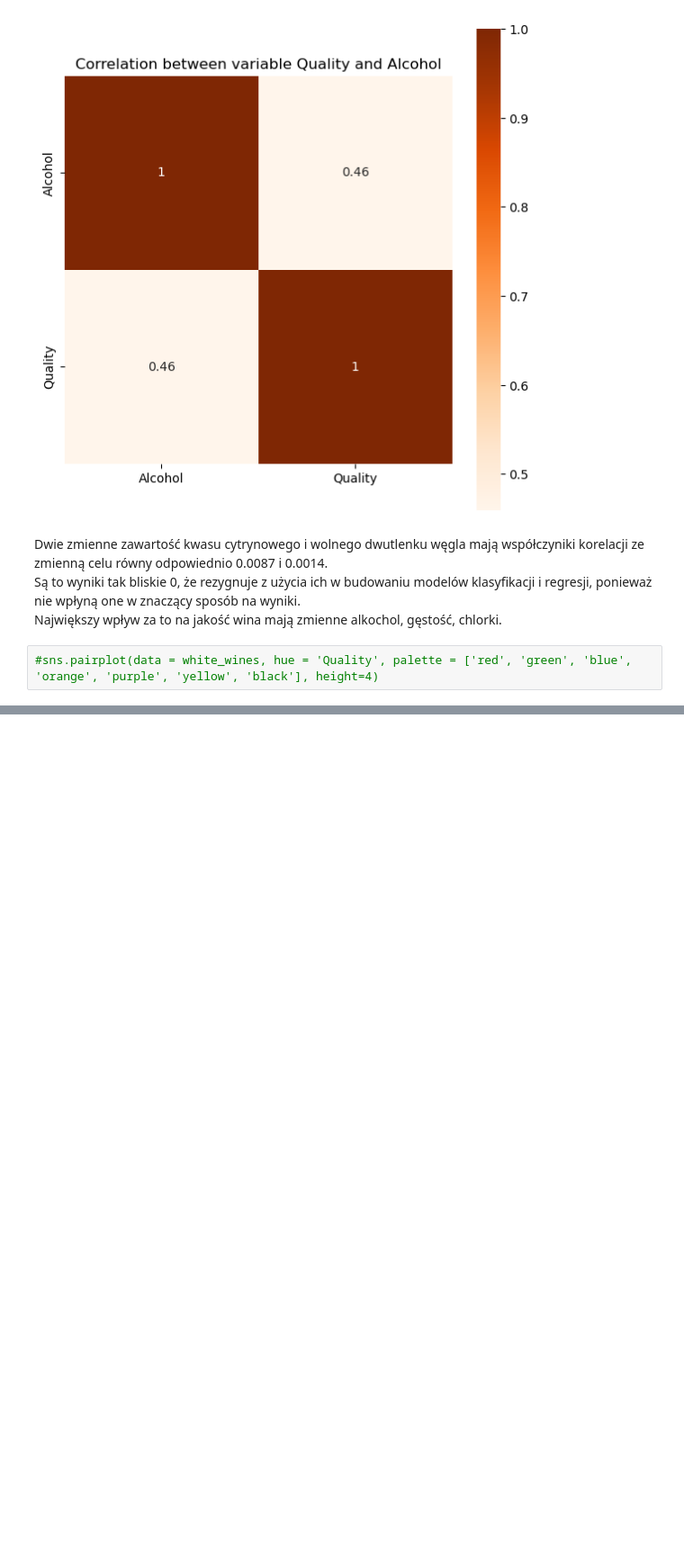
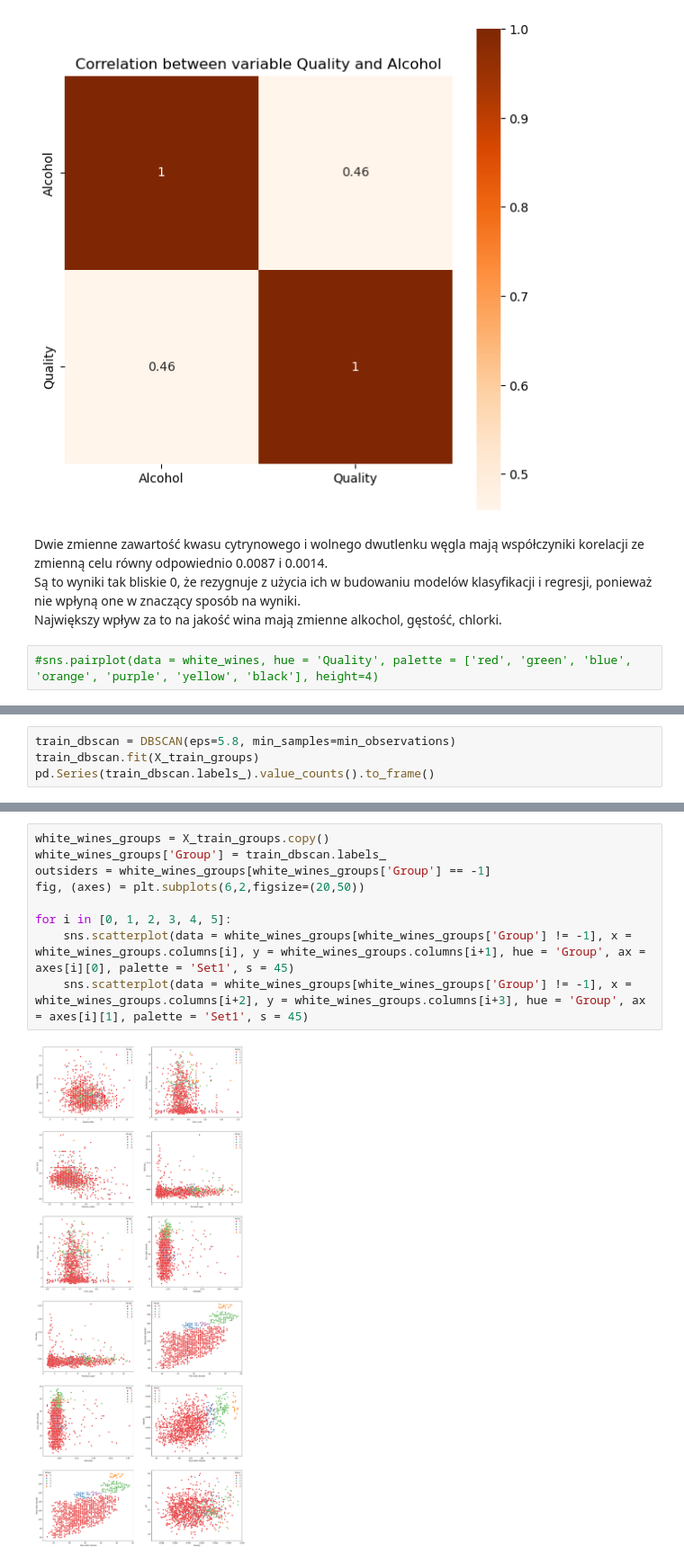
Before and after one commit to rrnax/WhiteWine, a Jupyter notebook: Data_analize.ipynb, the cells around one changed output, grey strips where cells are left out. Shown at 90% size. Cells and saved outputs as stored; diff of their text form; blank space fills up the shorter version.

```diff
--- a/Data_analize.ipynb
+++ b/Data_analize.ipynb
@@ -206,0 +255,4 @@ Na wykresach rozrzutu nie znalazłem żadnej interesującej rzecy szczególnie,
+# %%
+train_dbscan = DBSCAN(eps=5.8, min_samples=min_observations)
+train_dbscan.fit(X_train_groups)
+pd.Series(train_dbscan.labels_).value_counts().to_frame()
@@ -206,0 +267,11 @@ Na wykresach rozrzutu nie znalazłem żadnej interesującej rzecy szczególnie,
+# %%
+white_wines_groups = X_train_groups.copy()
+white_wines_groups['Group'] = train_dbscan.labels_
+outsiders = white_wines_groups[white_wines_groups['Group'] == -1]
+fig, (axes) = plt.subplots(6,2,figsize=(20,50))
+
+for i in [0, 1, 2, 3, 4, 5]:
+    sns.scatterplot(data = white_wines_groups[white_wines_groups['Group'] != -1], x = white_wines_groups.columns[i], y = white_wines_groups.columns[i+1], hue = 'Group', ax = axes[i][0], palette = 'Set1', s = 45)
+    sns.scatterplot(data = white_wines_groups[white_wines_groups['Group'] != -1], x = white_wines_groups.columns[i+2], y = white_wines_groups.columns[i+3], hue = 'Group', ax = axes[i][1], palette = 'Set1', s = 45)
+# %% [output]
+[figure, added]
```
Also changed, not shown: parts of 14 cells of this notebook.
